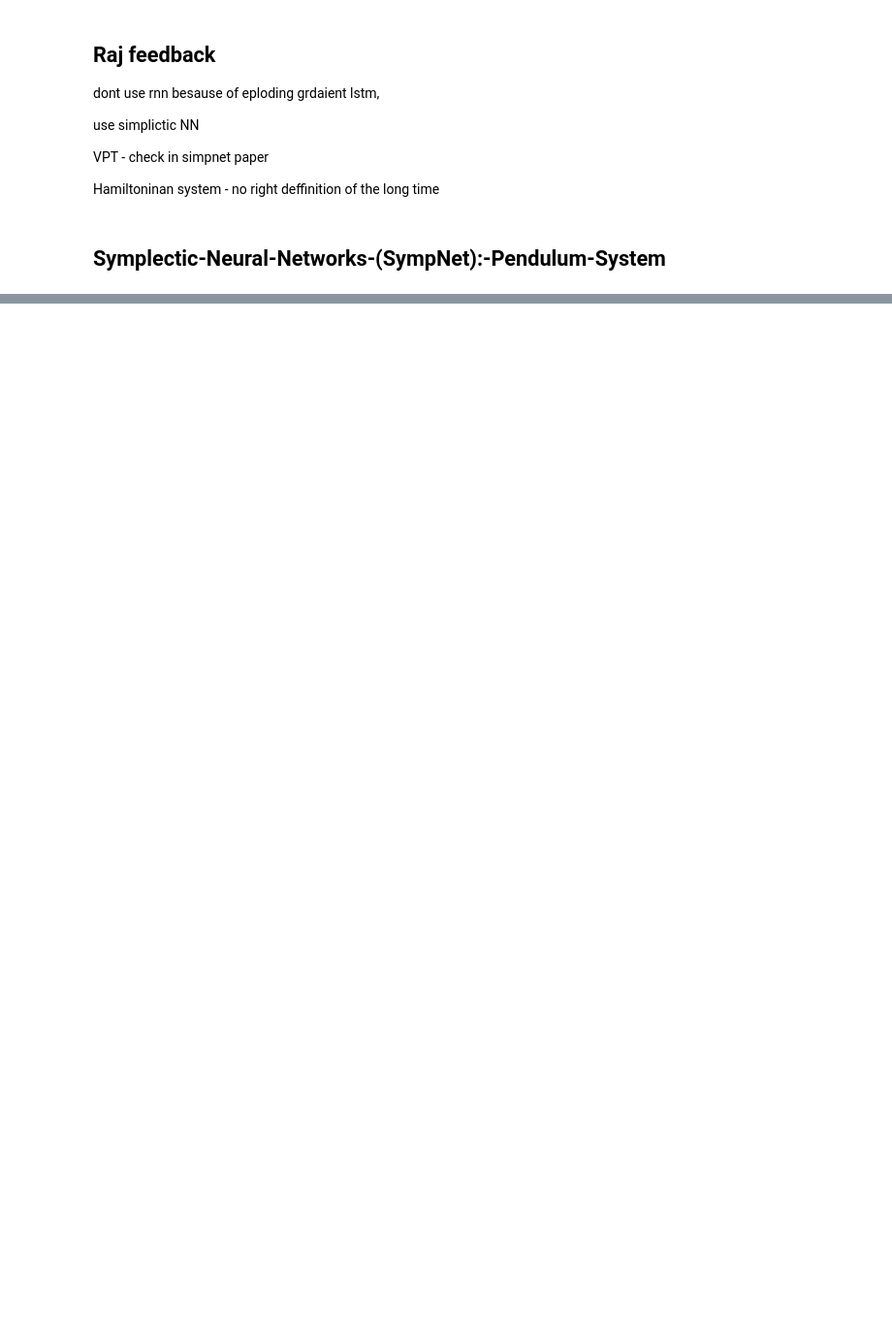
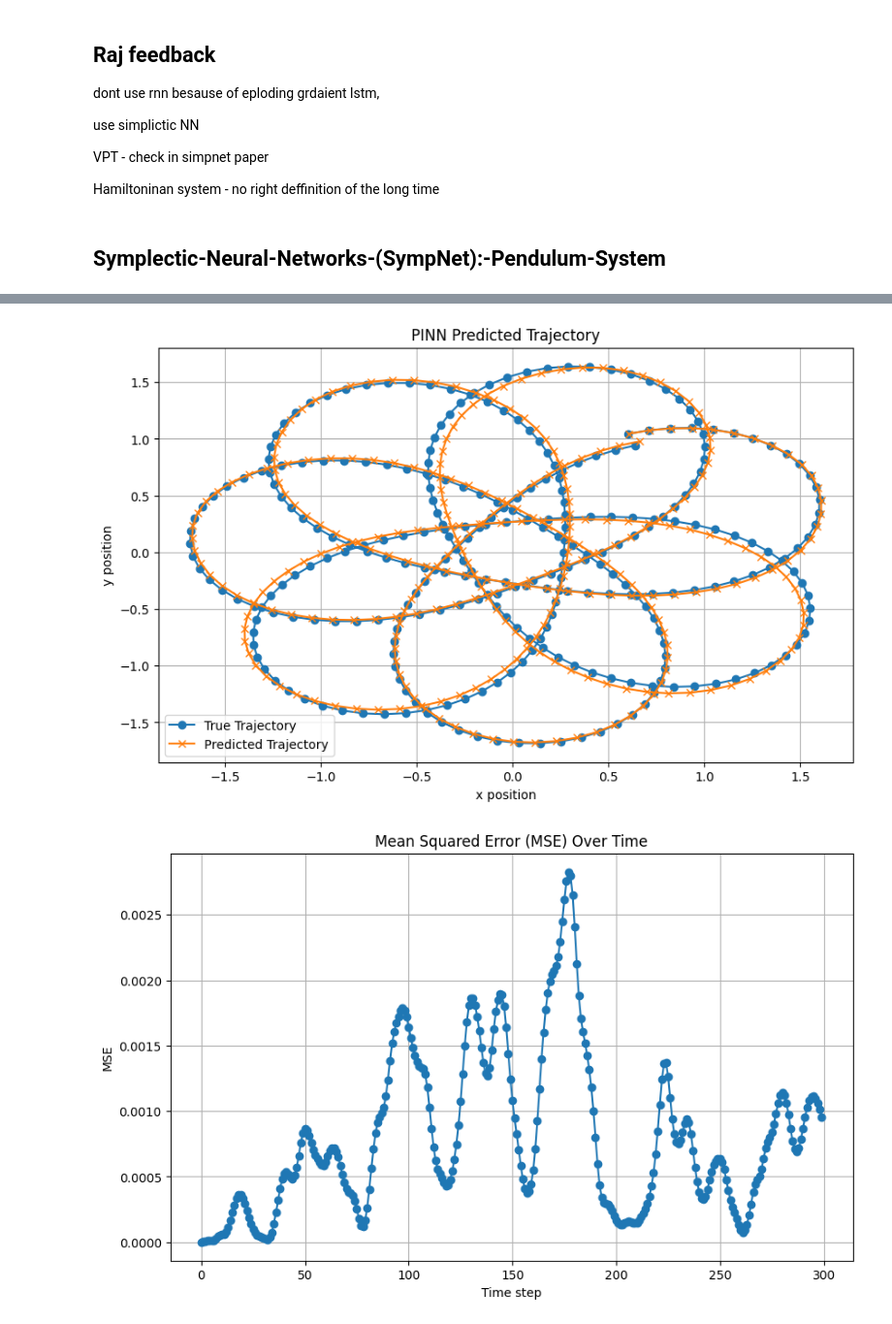
Before and after one commit to green3diamond/PINN-project-particle, a Jupyter notebook: vizualize.ipynb, the cells around one changed output, grey strips where cells are left out. Shown: that part at 97% size. Drawn from its saved outputs; the diff is of its cells as text; code cells hidden in the pictures; blank space fills up the shorter version.

```diff
--- a/vizualize.ipynb
+++ b/vizualize.ipynb
@@ -497,0 +462,22 @@ if __name__ == '__main__':
+# %%
+from plotting import plot_predicted_trajectories, extract_initial_state_and_true_positions
+
+# Extract initial state and true positions for iterative prediction
+initial_state, true_positions = extract_initial_state_and_true_positions(test_loader, steps=300)
+
+# Plot predicted trajectories using the model iteratively
+predicted_positions = plot_predicted_trajectories(model, initial_state, true_positions, 'PINN Predicted Trajectory', steps=300)
+
+# Calculate and plot mean squared error (MSE) as a function of time
+mse = torch.mean((true_positions - torch.tensor(predicted_positions)) ** 2, axis=1)
+
+plt.figure(figsize=(10, 6))
+plt.plot(mse, marker='o')
+plt.title('Mean Squared Error (MSE) Over Time')
+plt.xlabel('Time step')
+plt.ylabel('MSE')
+plt.grid(True)
+plt.show()
+# %% [output]
+[figure, added]
+[figure, added]
```
Also changed, not shown: parts of 8 cells of this notebook, 1 other file.
